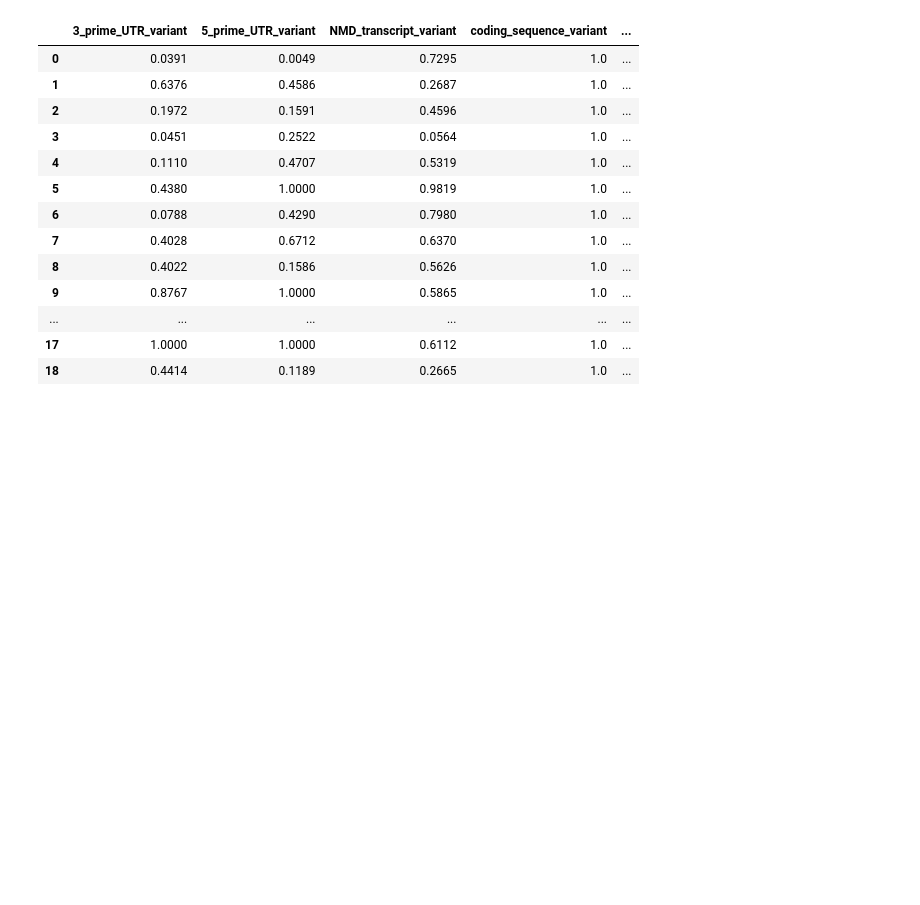
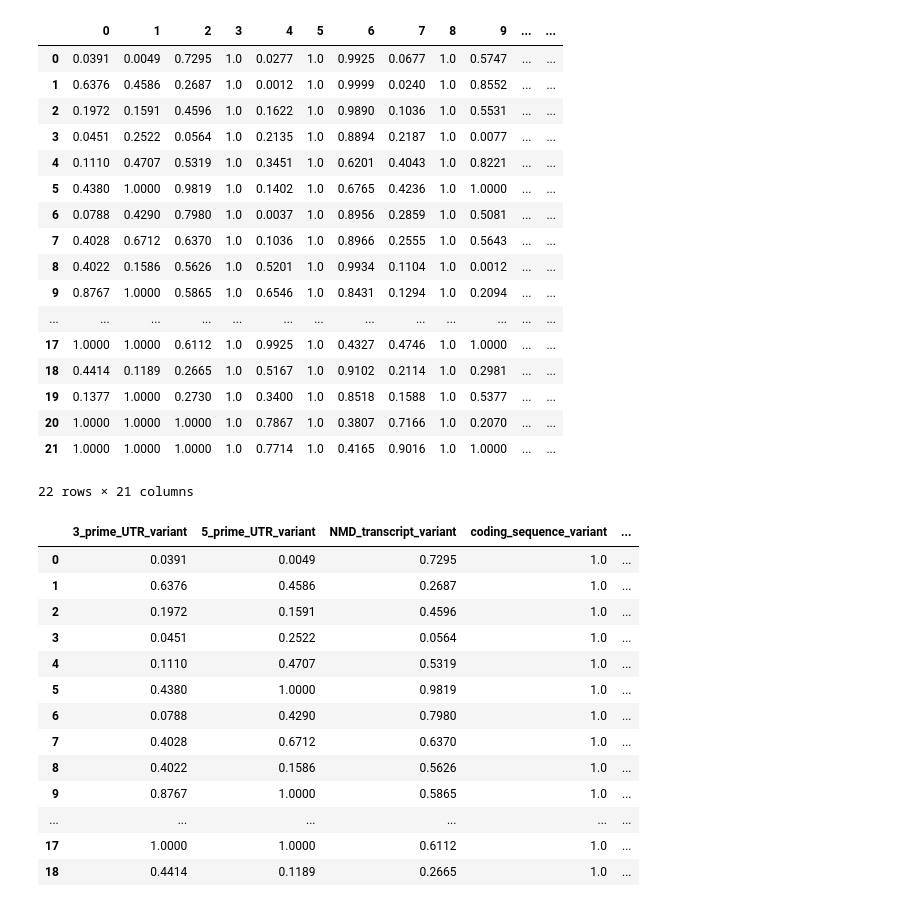
Before and after one commit to shensilv/GWAS-annotations, a Jupyter notebook: permutationspython/pval_analysis.ipynb, the cells around one changed output. Drawn from its saved outputs; the diff is of its cells as text; code cells hidden in the pictures; blank space fills up the shorter version.

```diff
--- a/permutationspython/pval_analysis.ipynb
+++ b/permutationspython/pval_analysis.ipynb
@@ -4,6 +4,27 @@ import pandas as pd
 import matplotlib as plt
 
 pvals_df = pd.read_csv("pvals_enriched.tsv", sep="\t")
+# %%
+pvals_df
+# %% [output]
+|  | 0 | 1 | 2 | 3 | 4 | 5 | 6 | 7 | 8 | 9 | ... | ... |
+| 0 | 0.0391 | 0.0049 | 0.7295 | 1.0 | 0.0277 | 1.0 | 0.9925 | 0.0677 | 1.0 | 0.5747 | ... | ... |
+| 1 | 0.6376 | 0.4586 | 0.2687 | 1.0 | 0.0012 | 1.0 | 0.9999 | 0.0240 | 1.0 | 0.8552 | ... | ... |
+| 2 | 0.1972 | 0.1591 | 0.4596 | 1.0 | 0.1622 | 1.0 | 0.9890 | 0.1036 | 1.0 | 0.5531 | ... | ... |
+| 3 | 0.0451 | 0.2522 | 0.0564 | 1.0 | 0.2135 | 1.0 | 0.8894 | 0.2187 | 1.0 | 0.0077 | ... | ... |
+| 4 | 0.1110 | 0.4707 | 0.5319 | 1.0 | 0.3451 | 1.0 | 0.6201 | 0.4043 | 1.0 | 0.8221 | ... | ... |
+| 5 | 0.4380 | 1.0000 | 0.9819 | 1.0 | 0.1402 | 1.0 | 0.6765 | 0.4236 | 1.0 | 1.0000 | ... | ... |
+| 6 | 0.0788 | 0.4290 | 0.7980 | 1.0 | 0.0037 | 1.0 | 0.8956 | 0.2859 | 1.0 | 0.5081 | ... | ... |
+| 7 | 0.4028 | 0.6712 | 0.6370 | 1.0 | 0.1036 | 1.0 | 0.8966 | 0.2555 | 1.0 | 0.5643 | ... | ... |
+| 8 | 0.4022 | 0.1586 | 0.5626 | 1.0 | 0.5201 | 1.0 | 0.9934 | 0.1104 | 1.0 | 0.0012 | ... | ... |
+| 9 | 0.8767 | 1.0000 | 0.5865 | 1.0 | 0.6546 | 1.0 | 0.8431 | 0.1294 | 1.0 | 0.2094 | ... | ... |
+| ... | ... | ... | ... | ... | ... | ... | ... | ... | ... | ... | ... | ... |
+| 17 | 1.0000 | 1.0000 | 0.6112 | 1.0 | 0.9925 | 1.0 | 0.4327 | 0.4746 | 1.0 | 1.0000 | ... | ... |
+| 18 | 0.4414 | 0.1189 | 0.2665 | 1.0 | 0.5167 | 1.0 | 0.9102 | 0.2114 | 1.0 | 0.2981 | ... | ... |
+| 19 | 0.1377 | 1.0000 | 0.2730 | 1.0 | 0.3400 | 1.0 | 0.8518 | 0.1588 | 1.0 | 0.5377 | ... | ... |
+| 20 | 1.0000 | 1.0000 | 1.0000 | 1.0 | 0.7867 | 1.0 | 0.3807 | 0.7166 | 1.0 | 0.2070 | ... | ... |
+| 21 | 1.0000 | 1.0000 | 1.0000 | 1.0 | 0.7714 | 1.0 | 0.4165 | 0.9016 | 1.0 | 1.0000 | ... | ... |
+22 rows × 21 columns
 # %%
 pvals_df.columns = ['3_prime_UTR_variant','5_prime_UTR_variant','NMD_transcript_variant','coding_sequence_variant','downstream_gene_variant','incomplete_terminal_codon_variant','intergenic_variant','intron_variant','mature_miRNA_variant','missense_variant','non_coding_transcript_exon_variant','non_coding_transcript_variant','splice_acceptor_variant','splice_donor_variant','splice_region_variant','start_lost','stop_gained','stop_lost','stop_retained_variant','synonymous_variant','upstream_gene_variant']
 # %%
```
Also changed, not shown: 11 other files.
